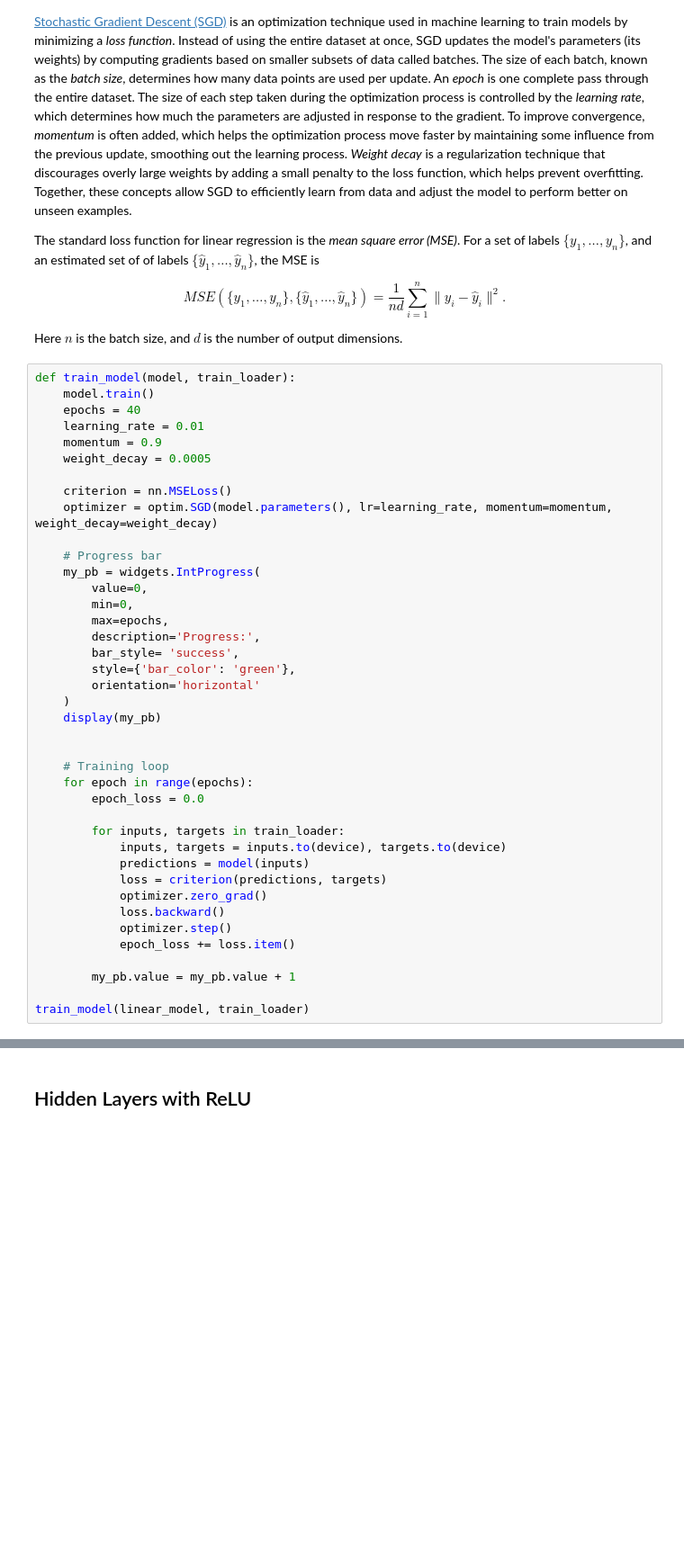
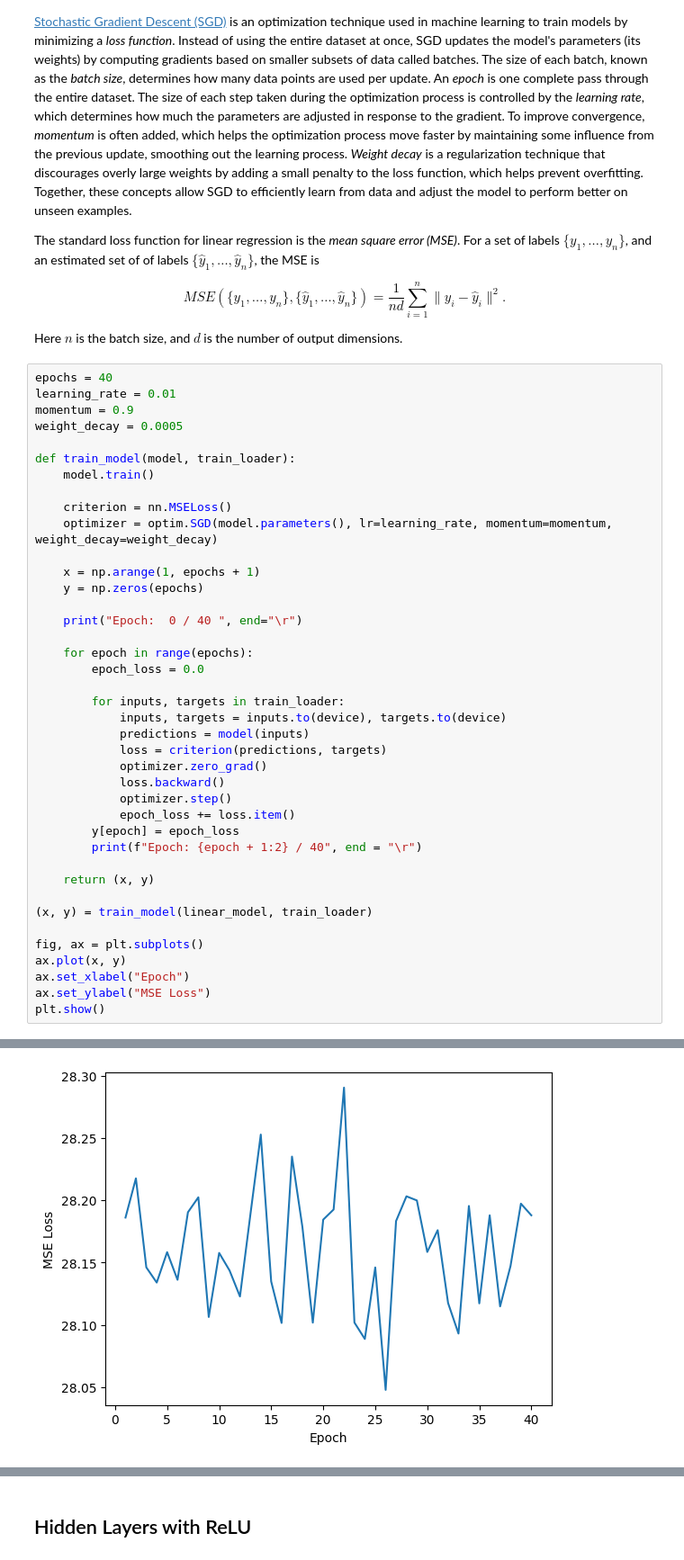
Before and after one commit to adamcataldo/letsbuildmodels, a Jupyter notebook: alexnet/AlexNet.ipynb, the cells around one changed output, grey strips where cells are left out. Shown: that part at 90% size. Cells and saved outputs as stored; diff of their text form; blank space fills up the shorter version.

```diff
--- a/alexnet/AlexNet.ipynb
+++ b/alexnet/AlexNet.ipynb
@@ -140,30 +142,22 @@ $$
 
 Here $n$ is the batch size, and $d$ is the number of output dimensions.
 # %%
+epochs = 40
+learning_rate = 0.01
+momentum = 0.9
+weight_decay = 0.0005
+
 def train_model(model, train_loader):
     model.train()
-    epochs = 40
-    learning_rate = 0.01
-    momentum = 0.9
-    weight_decay = 0.0005
 
     criterion = nn.MSELoss()
     optimizer = optim.SGD(model.parameters(), lr=learning_rate, momentum=momentum, weight_decay=weight_decay)
 
-    # Progress bar
-    my_pb = widgets.IntProgress(
-        value=0,
-        min=0,
-        max=epochs,
-        description='Progress:',
-        bar_style= 'success',
-        style={'bar_color': 'green'},
-        orientation='horizontal'
-    )
-    display(my_pb)
+    x = np.arange(1, epochs + 1)
+    y = np.zeros(epochs)
 
+    print("Epoch:  0 / 40 ", end="\r")
 
-    # Training loop
     for epoch in range(epochs):
         epoch_loss = 0.0
 
@@ -175,8 +169,16 @@ def train_model(model, train_loader):
             loss.backward()
             optimizer.step()
             epoch_loss += loss.item()
+        y[epoch] = epoch_loss
+        print(f"Epoch: {epoch + 1:2} / 40", end = "\r")
 
-        my_pb.value = my_pb.value + 1
+    return (x, y)
 
-train_model(linear_model, train_loader)
+(x, y) = train_model(linear_model, train_loader)
+
+fig, ax = plt.subplots()
+ax.plot(x, y)
+ax.set_xlabel("Epoch")
+ax.set_ylabel("MSE Loss")
+plt.show()
 # %% [output]
@@ -183,0 +186 @@ IntProgress(value=0, bar_style='success', description='Progress:', max=40, style
+[figure, added]
```
Also changed, not shown: parts of 15 cells of this notebook, 1 other file.
